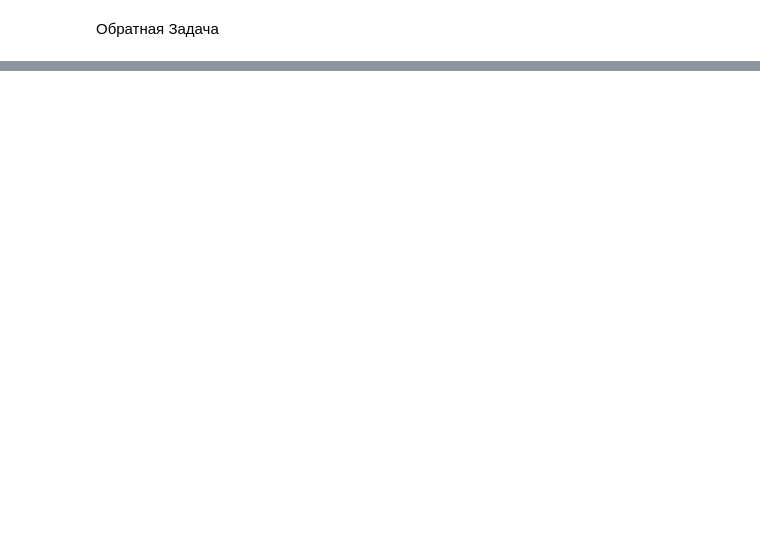
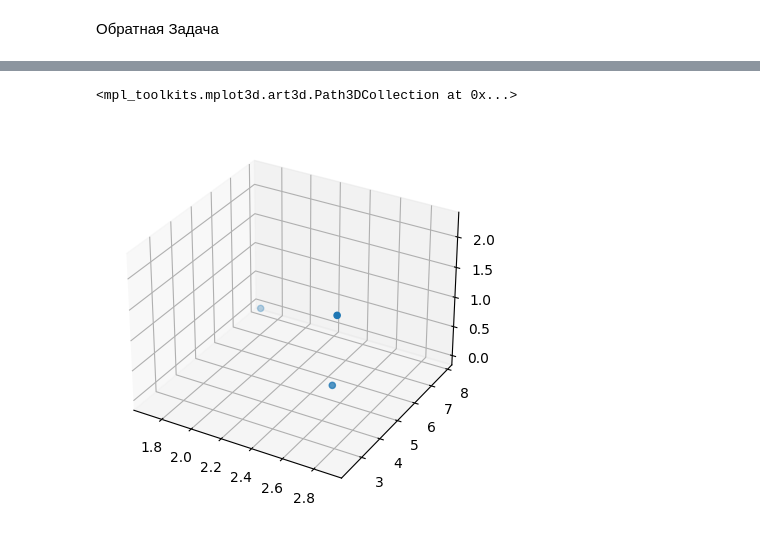
Before and after one commit to Liahimz/TechVision, a Jupyter notebook: tech_vision.ipynb, the cells around one changed output, grey strips where cells are left out. Cells and saved outputs as stored; diff of their text form; code cells hidden in the pictures; blank space fills up the shorter version.

```diff
--- a/tech_vision.ipynb
+++ b/tech_vision.ipynb
@@ -248,3 +246,5 @@ a = [9.973896684, -2.188476533, 1.97361516, 3.934239385, -9.967341501, -1.013404
+# %%
+a = [8.870634744, 0.8612110261, -7.900030113, -9.934967365, 1.665156335, -1.604685243, -2.067735756, 3.557445787, 1.142250477, 0.283532639, 0.09248219515, 9.786268336, 2.118219459, -7.648967451, -2.711930228, 1.694991607, 7.862062073, 2.221644345e-05, 2.725759161, 3.487500933, 0.680543948, 2.887249277, 2.328820373, 2.238266428 ]
 # %%
 P = np.array([[a[0], a[1], a[2], a[3]], [a[4], a[5], a[6], a[7]], [a[8], a[9], a[10], a[11]]])
 V = np.array([a[12], a[13], a[14]])
@@ -280,3 +280,14 @@ for i in range(7):
     res_x.append(cord[0])
     res_y.append(cord[1])
     res_z.append(cord[2])
+# %%
+res_xx = [X_a[0], X_e[0], X_j[0]]
+res_yy = [X_a[1], X_e[1], X_j[1]]
+res_zz = [X_a[2], X_e[2], X_j[2]]
+
+fig = plt.figure()
+ax = plt.axes(projection='3d')
+ax.scatter3D(res_xx, res_yy, res_zz)
+# %% [output]
+<mpl_toolkits.mplot3d.art3d.Path3DCollection at 0x...>
+[figure, added]
```
Also changed, not shown: parts of 14 cells of this notebook, 3 other files.
